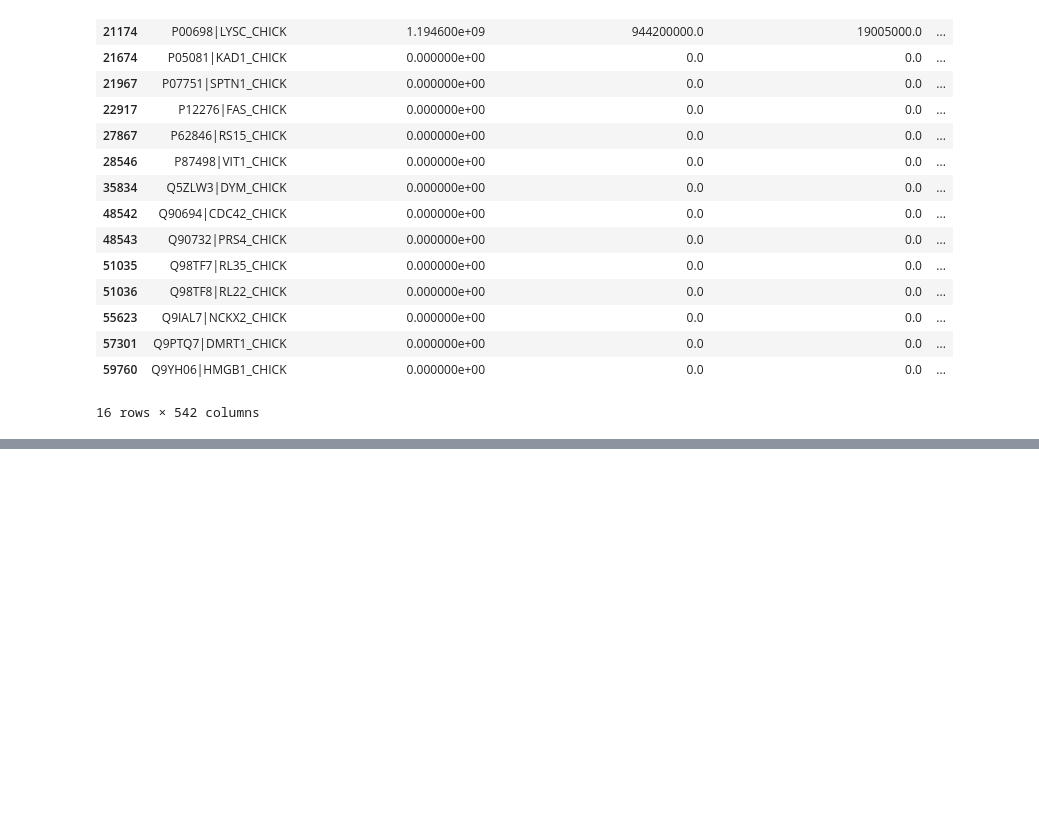
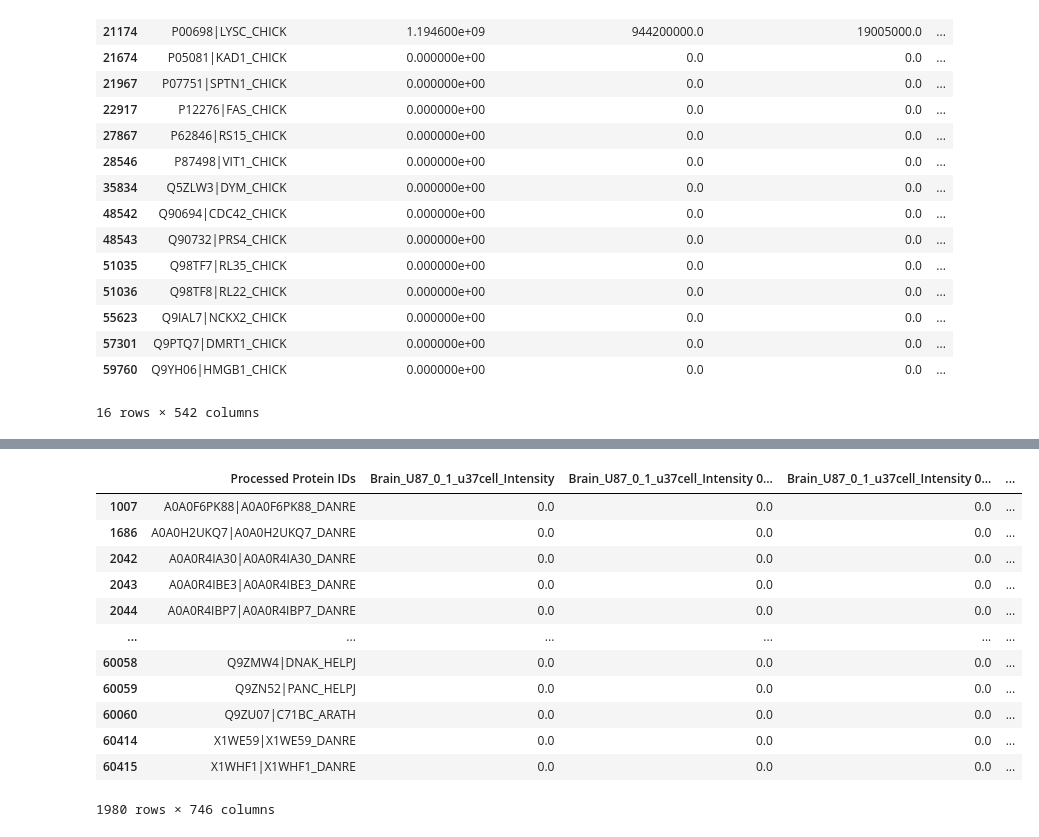
Before and after one commit to TaoYySC/SingleCellProteomics, a Jupyter notebook: map_protein_from_different_index.ipynb, the cells around one changed output, grey strips where cells are left out. Cells and saved outputs as stored; diff of their text form; code cells hidden in the pictures; blank space fills up the shorter version.

Commit message:
chore:test download the FC data on PC

```diff
--- a/map_protein_from_different_index.ipynb
+++ b/map_protein_from_different_index.ipynb
@@ -507,3 +507,10 @@ not_target_species_df = data[
 ]
 not_target_species_df = not_target_species_df.loc[:,(not_target_species_df != 0).any(axis=0)]
 not_target_species_df.to_csv('data/not_target_species.csv')
+# %%
+mouse_df = pd.read_csv('data/mouse.csv',index_col = 0)
+human_df = pd.read_csv('data/human.csv',index_col = 0)
+rat_df = pd.read_csv('data/rat.csv',index_col = 0)
+xenla_df = pd.read_csv('data/xenla.csv',index_col = 0)
+chick_df = pd.read_csv('data/chick.csv',index_col = 0)
+not_target_species_df = pd.read_csv('data/not_target_species.csv',index_col = 0)
@@ -509,0 +602,16 @@ not_target_species_df.to_csv('data/not_target_species.csv')
+# %%
+not_target_species_df
+# %% [output]
+|  | Processed Protein IDs | Brain_U87_0_1_u37cell_Intensity | Brain_U87_0_1_u37cell_Intensity 0... | Brain_U87_0_1_u37cell_Intensity 0... | ... |
+| 1007 | A0A0F6PK88|A0A0F6PK88_DANRE | 0.0 | 0.0 | 0.0 | ... |
+| 1686 | A0A0H2UKQ7|A0A0H2UKQ7_DANRE | 0.0 | 0.0 | 0.0 | ... |
+| 2042 | A0A0R4IA30|A0A0R4IA30_DANRE | 0.0 | 0.0 | 0.0 | ... |
+| 2043 | A0A0R4IBE3|A0A0R4IBE3_DANRE | 0.0 | 0.0 | 0.0 | ... |
+| 2044 | A0A0R4IBP7|A0A0R4IBP7_DANRE | 0.0 | 0.0 | 0.0 | ... |
+| ... | ... | ... | ... | ... | ... |
+| 60058 | Q9ZMW4|DNAK_HELPJ | 0.0 | 0.0 | 0.0 | ... |
+| 60059 | Q9ZN52|PANC_HELPJ | 0.0 | 0.0 | 0.0 | ... |
+| 60060 | Q9ZU07|C71BC_ARATH | 0.0 | 0.0 | 0.0 | ... |
+| 60414 | X1WE59|X1WE59_DANRE | 0.0 | 0.0 | 0.0 | ... |
+| 60415 | X1WHF1|X1WHF1_DANRE | 0.0 | 0.0 | 0.0 | ... |
+1980 rows × 746 columns
```
Also changed, not shown: parts of 5 cells of this notebook, 1 other file.
